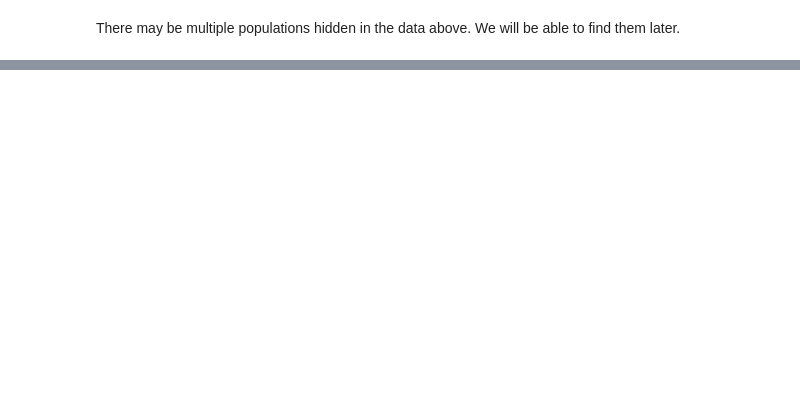
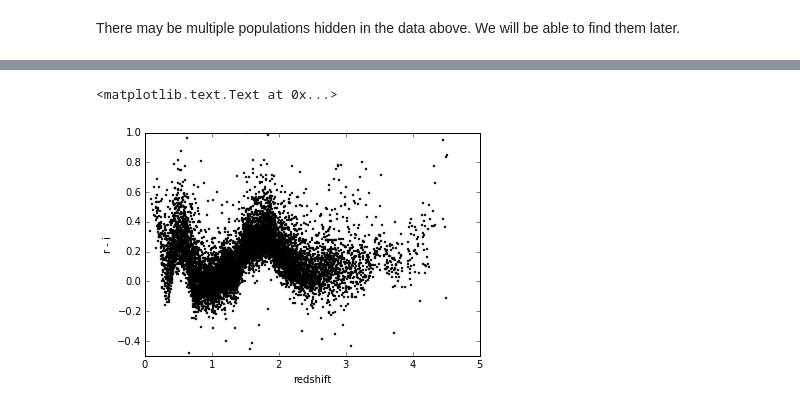
Before and after one commit to kdhiner/KAstroML, a Jupyter notebook: Chapter 1.ipynb, the cells around one changed output, grey strips where cells are left out. Saved outputs shown, nothing was run; the diff lists cells and outputs as text; code cells hidden in the pictures; blank space fills up the shorter version.

```diff
--- a/Chapter 1.ipynb
+++ b/Chapter 1.ipynb
@@ -213,0 +229,15 @@ There may be multiple populations hidden in the data above. We will be able to f
+# %%
+data = data[:10000]
+r = data['mag_r']
+i = data['mag_i']
+z = data['redshift']
+
+ax = plt.axes()
+ax.scatter(z, r - i, s=4, c='black', linewidth=0.5)
+ax.set_xlim(0,5)
+ax.set_ylim(-0.5, 1.0)
+ax.set_xlabel('redshift')
+ax.set_ylabel('r - i')
+# %% [output]
+<matplotlib.text.Text at 0x...>
+[figure, added]
```
Also changed, not shown: parts of 18 cells of this notebook.
